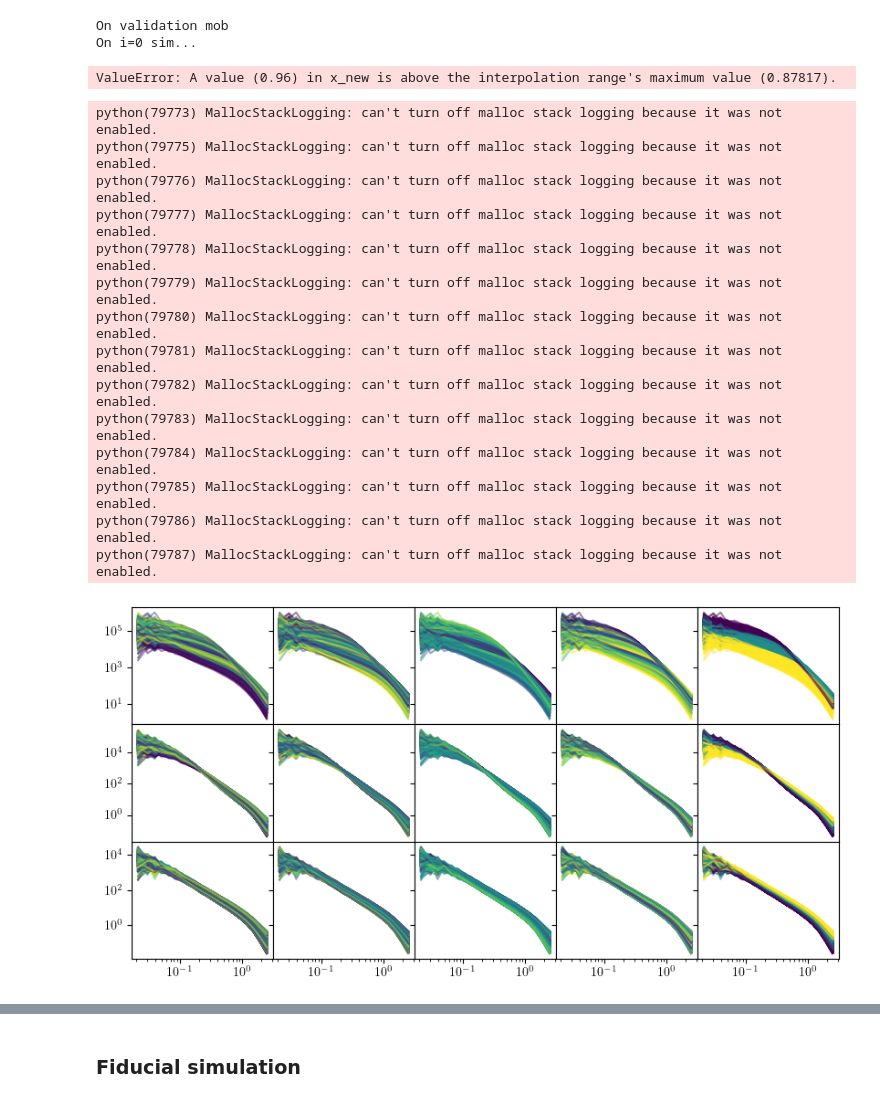
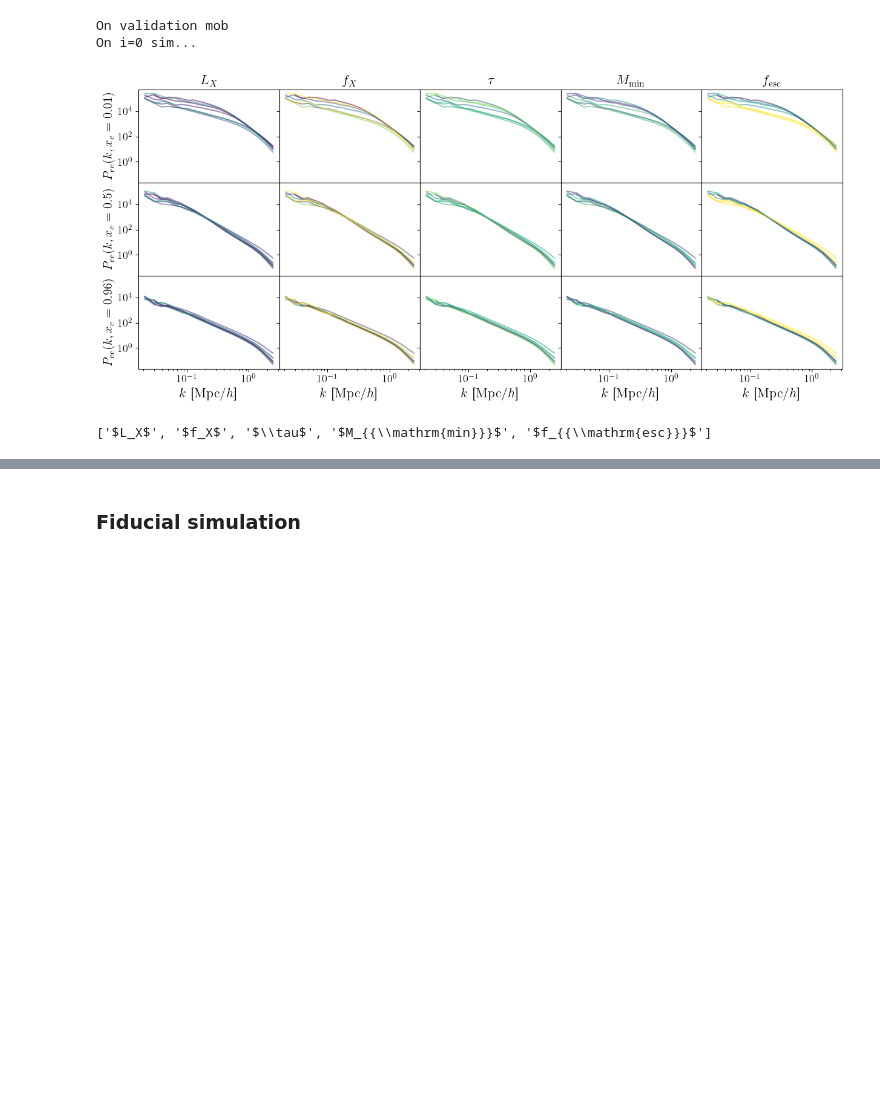
Before and after one commit to lisaleemcb/alfred, a Jupyter notebook: notebooks/paper_plots.ipynb, the cells around one changed output, grey strips where cells are left out. Drawn from its saved outputs; the diff is of its cells as text; code cells hidden in the pictures; blank space fills up the shorter version.

```diff
--- a/notebooks/paper_plots.ipynb
+++ b/notebooks/paper_plots.ipynb
@@ -24,6 +24,7 @@ from alfred.astrofit import *
 # %%
 plt.rcParams.update({
     "text.usetex": True,  # Use LaTeX for rendering
+    'font.size': 13,
   #  "font.family": "serif",  # Use serif font
  #   "font.serif": ["Computer Modern Roman"],  # LaTeX's default font
 })
@@ -273,76 +274,66 @@ https://scikit-learn.org/stable/model_persistence.html#security-maintainability-
   warnings.warn(
 On validation mob
 On i=0 sim...
-# %%
-for sn in df.index:
-    sim = Cat(sn, skip_early=True,
-            base_dir=base_dir,
-            path_spectra=spectra_path,
-            LoReLi_format=True,
-            verbose=False)
-
-    if sim.xe.max() < .96:
-        print(sn)
-        print(sim.xe.max())
 # %%
 from scipy.interpolate import interp1d
 
 xe_interp = np.array([.01, .5, .96]) # First I want to pick the ionisation fractions I want
 # xe_interp = np.array([.01, .1, .5, .8, .96])
 
-fig, axes = plt.subplots(xe_interp.size, 5, figsize=(10,5), sharex='row', sharey='row') # +1 for xe(z)
+fig, axes = plt.subplots(xe_interp.size, 5, figsize=(15,6), sharex=True, sharey=True) # +1 for xe(z)
 fig.subplots_adjust(wspace=0.0, hspace=0.0)
 
-for sn in df.index:
+for i, sn in enumerate(df.index):
+    if i % 1000 != 0:
+       # print(f'On {i}th sim')
+        continue
     sim = Cat(sn, skip_early=True,
             base_dir=base_dir,
             path_spectra=spectra_path,
             LoReLi_format=True,
             verbose=False)
+
+    if sim.xe.max() < .97:
+        print(sn)
+        print(sim.xe.max())
+        continue
 
     # Then I find the redshifts for these key ion fracs
     z_xe = interp1d(sim.xe, sim.z)
 
     # Then I need to interpolate the Pee for these redshifts
     Pee_func = interp1d(sim.z, sim.Pee, axis=0)
     Pee = Pee_func(z_xe(xe_interp))
 
     for xi, xe in enumerate(xe_interp):
         ax = axes[xi]
         for pi, p in enumerate(df.loc[sn]):
             color = cmap(norm[pi](p))
 
             ax[pi].loglog(sim.k, Pee[xi], color=color, alpha=.5)
 
     # ax = axes[-1]
     # for pi, p in enumerate(df.loc[sn]):
     #     color = cmap(norm[pi](p))
     #     ax[pi].loglog(sim.z, sim.xe, color=color, alpha=.5)
 
 for i, xei in enumerate(xe_interp):
-    axes[i,0].set_ylabel(rf"$P_{{ee}}(k, x_{{e}}={xei})$")
+    axes[i,0].set_ylabel(rf"$P_{{ee}}(k, x_{{e}}={xei})$", fontsize=15)
+
+[axes[0,i].set_title(astro_pnames_formatted[i], fontsize=16) for i in range(len(df.columns))]
 
 #[a.set_title() for a in axes[-1]]
-[a.set_xlabel('k [Mpc/h]') for a in axes[-1]]
+[a.set_xlabel(r'$k$ [$\mathrm{{Mpc}}$/$h$]', fontsize=16) for a in axes[-1]]
 
 fig.savefig('LoReLi_suite.png', bbox_inches='tight', pad_inches=0.05, dpi=300)
 # %% [output]
-ValueError: A value (0.96) in x_new is above the interpolation range's maximum value (0.87817).
-python(79773) MallocStackLogging: can't turn off malloc stack logging because it was not enabled.
-python(79775) MallocStackLogging: can't turn off malloc stack logging because it was not enabled.
-python(79776) MallocStackLogging: can't turn off malloc stack logging because it was not enabled.
-python(79777) MallocStackLogging: can't turn off malloc stack logging because it was not enabled.
-python(79778) MallocStackLogging: can't turn off malloc stack logging because it was not enabled.
-python(79779) MallocStackLogging: can't turn off malloc stack logging because it was not enabled.
-python(79780) MallocStackLogging: can't turn off malloc stack logging because it was not enabled.
-python(79781) MallocStackLogging: can't turn off malloc stack logging because it was not enabled.
-python(79782) MallocStackLogging: can't turn off malloc stack logging because it was not enabled.
-python(79783) MallocStackLogging: can't turn off malloc stack logging because it was not enabled.
-python(79784) MallocStackLogging: can't turn off malloc stack logging because it was not enabled.
-python(79785) MallocStackLogging: can't turn off malloc stack logging because it was not enabled.
-python(79786) MallocStackLogging: can't turn off malloc stack logging because it was not enabled.
-python(79787) MallocStackLogging: can't turn off malloc stack logging because it was not enabled.
-[figure, old version]
+[figure, new version]
+# %%
+from alfred.parameters import astro_pnames_formatted
+
+astro_pnames_formatted
+# %% [output]
+['$L_X$', '$f_X$', '$\\tau$', '$M_{{\\mathrm{min}}}$', '$f_{{\\mathrm{esc}}}$']
 # %%
 fig, ax = plt.subplots(1,5, sharex=True, sharey=True, figsize=(16,3))
 fig.subplots_adjust(wspace=0.0, hspace=0.0)
```
Also changed, not shown: parts of 8 cells of this notebook, 4 other files.
